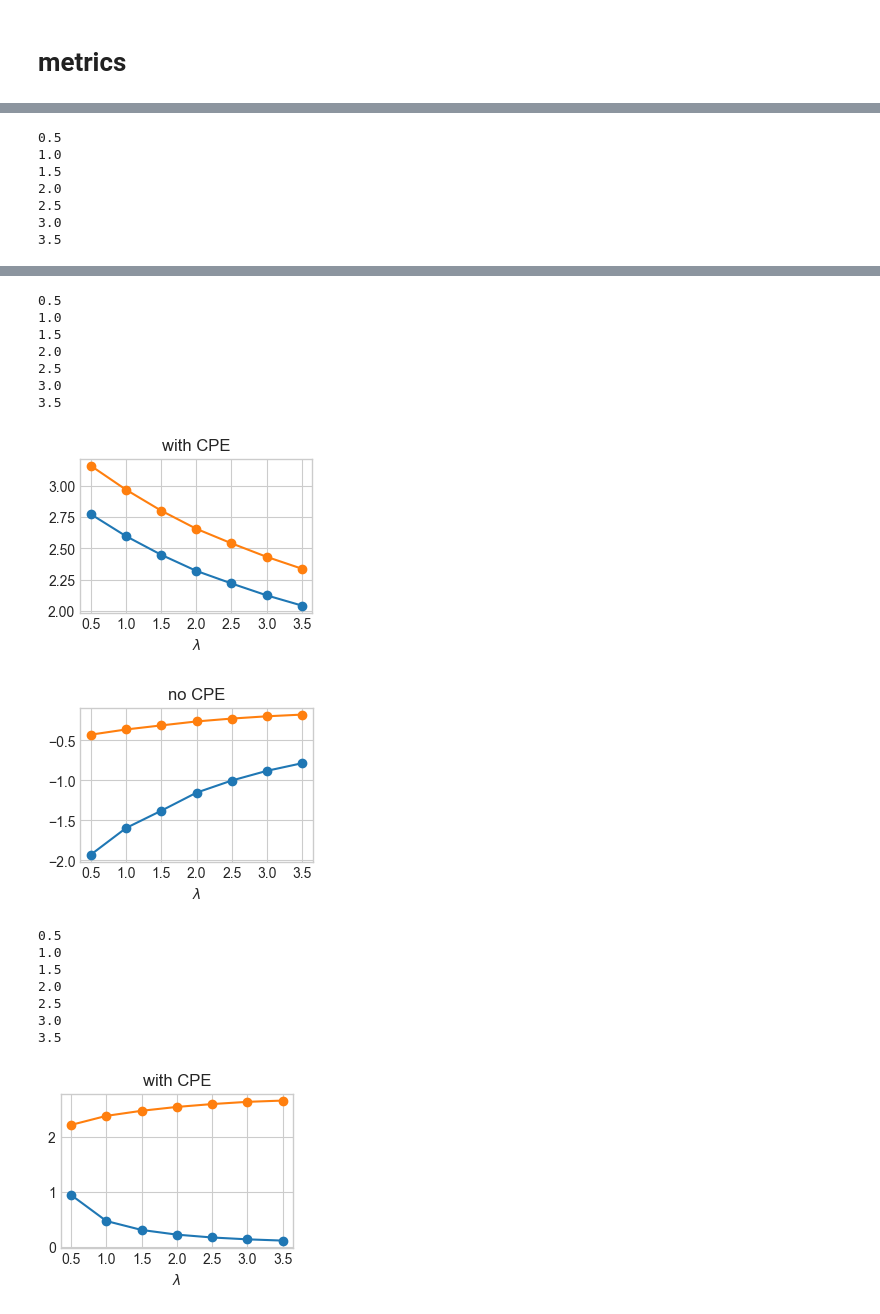
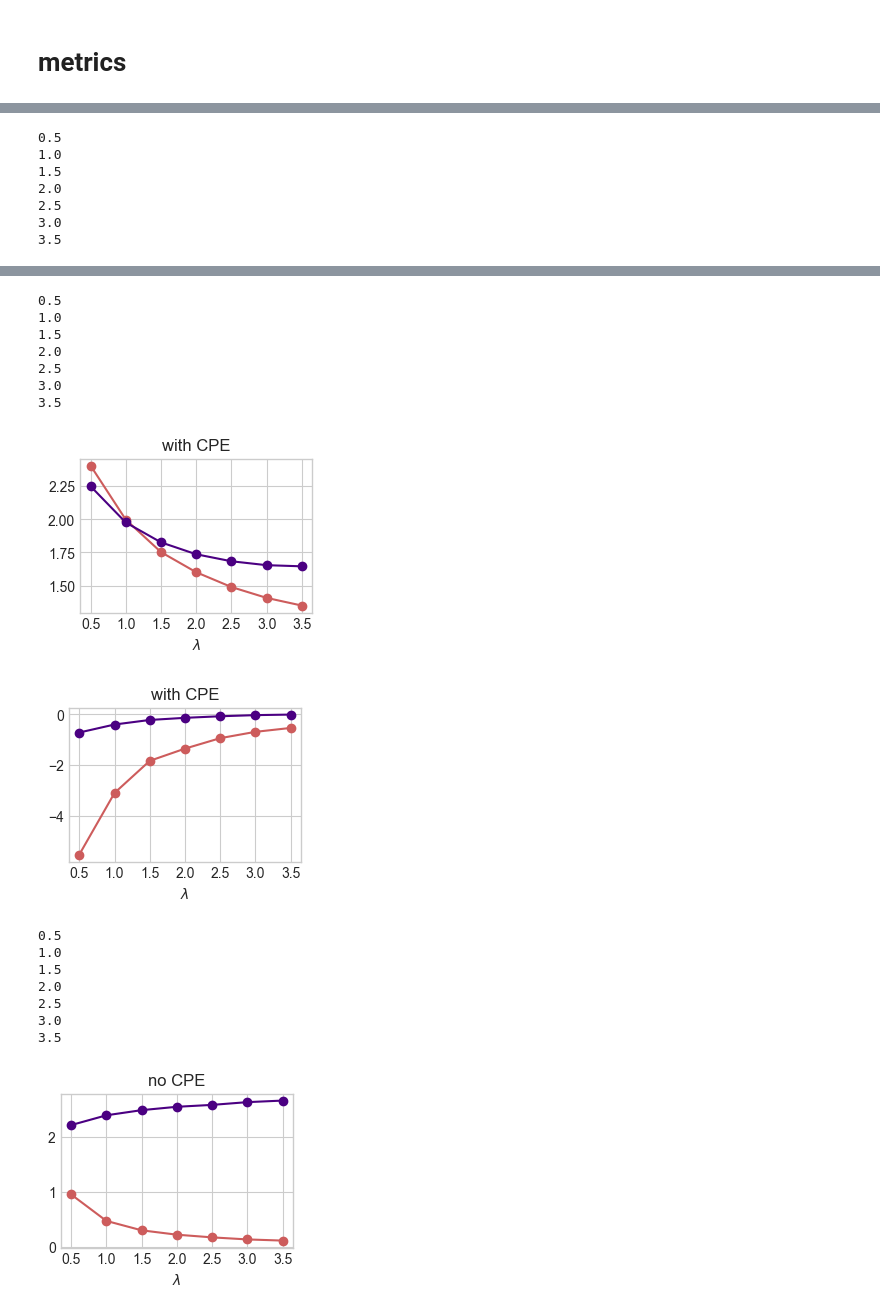
Before and after one commit to pyijiezhang/cpe-blm, a Jupyter notebook: blm_regression_eact.ipynb, the cells around one changed output, grey strips where cells are left out. Saved outputs shown, nothing was run; the diff lists cells and outputs as text; code cells hidden in the pictures.

```diff
--- a/blm_regression_eact.ipynb
+++ b/blm_regression_eact.ipynb
@@ -133,6 +135,14 @@ for setting in settings:
 # %% [markdown]
 # metrics
 # %%
+settings = [
+    "perfect",
+    "model_bad",
+    "prior_bad",
+    # "data_augmentation",
+    "overfit",
+]
+
 for setting in settings:
     if setting == "perfect":
         var_likelihood = 1.0
@@ -142,7 +152,7 @@ for setting in settings:
         var_prior = 2.0
     if setting == "prior_bad":
         var_likelihood = 1.0
-        var_prior = 0.1
+        var_prior = 0.5
     if setting == "data_augmentation":
         var_likelihood = 1.0
         var_prior = 2.0
@@ -194,12 +204,14 @@ for setting in settings:
         result["nll_gibbs_train"],
         marker="o",
         label=r"$\hat G(p^\lambda,D)$",
+        c="indianred",
     )
     plt.plot(
         np.arange(0, len(lambs), 1),
         result["nll_bayes_test"],
         marker="o",
         label=r"$B(p^\lambda)$",
+        c="indigo",
     )
 
     if setting == "perfect":
@@ -208,7 +220,7 @@ for setting in settings:
     plt.xticks(np.arange(0, len(lambs), 1), lambs)
     plt.xlabel(r"$\lambda$")
 
-    if setting=="perfect" or "overfit":
+    if setting == "perfect" or setting == "overfit":
         plt.title("no CPE")
     else:
         plt.title("with CPE")
@@ -224,12 +236,14 @@ for setting in settings:
         result["grad_empirical_gibbs"],
         marker="o",
         label=r"$\nabla_\lambda \hat G(p^\lambda,D)$",
+        c="indianred",
     )
     plt.plot(
         np.arange(0, len(lambs), 1),
         result["grad_expected_bayes"],
         marker="o",
         label=r"$\nabla_\lambda B(p^\lambda)$",
+        c="indigo",
     )
     if setting == "perfect":
         plt.legend()
@@ -237,7 +251,7 @@ for setting in settings:
     plt.xlabel(r"$\lambda$")
     # plt.ylabel("gradient")
 
-    if setting=="perfect" or "overfit":
+    if setting == "perfect" or setting == "overfit":
         plt.title("no CPE")
     else:
         plt.title("with CPE")
@@ -266,12 +280,12 @@ for setting in settings:
 0.5
 1.0
 1.5
 2.0
 2.5
 3.0
 3.5
-[figure, old version]
+[figure, new version]
-[figure, old version]
+[figure, new version]
 0.5
 1.0
 1.5
@@ -279,4 +293,4 @@ for setting in settings:
 2.5
 3.0
 3.5
-[figure, old version]
+[figure, new version]
```
Also changed, not shown: parts of 2 cells of this notebook.
